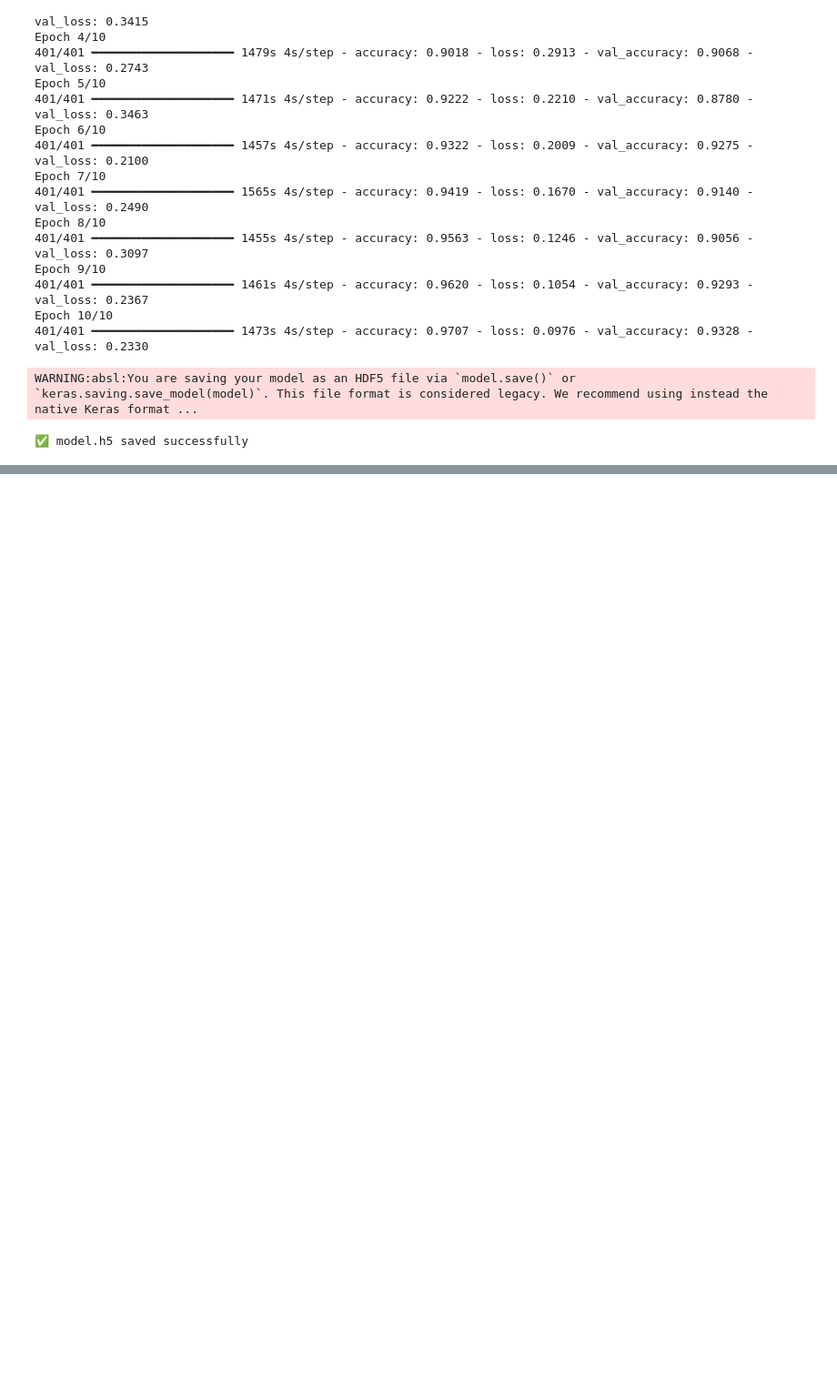
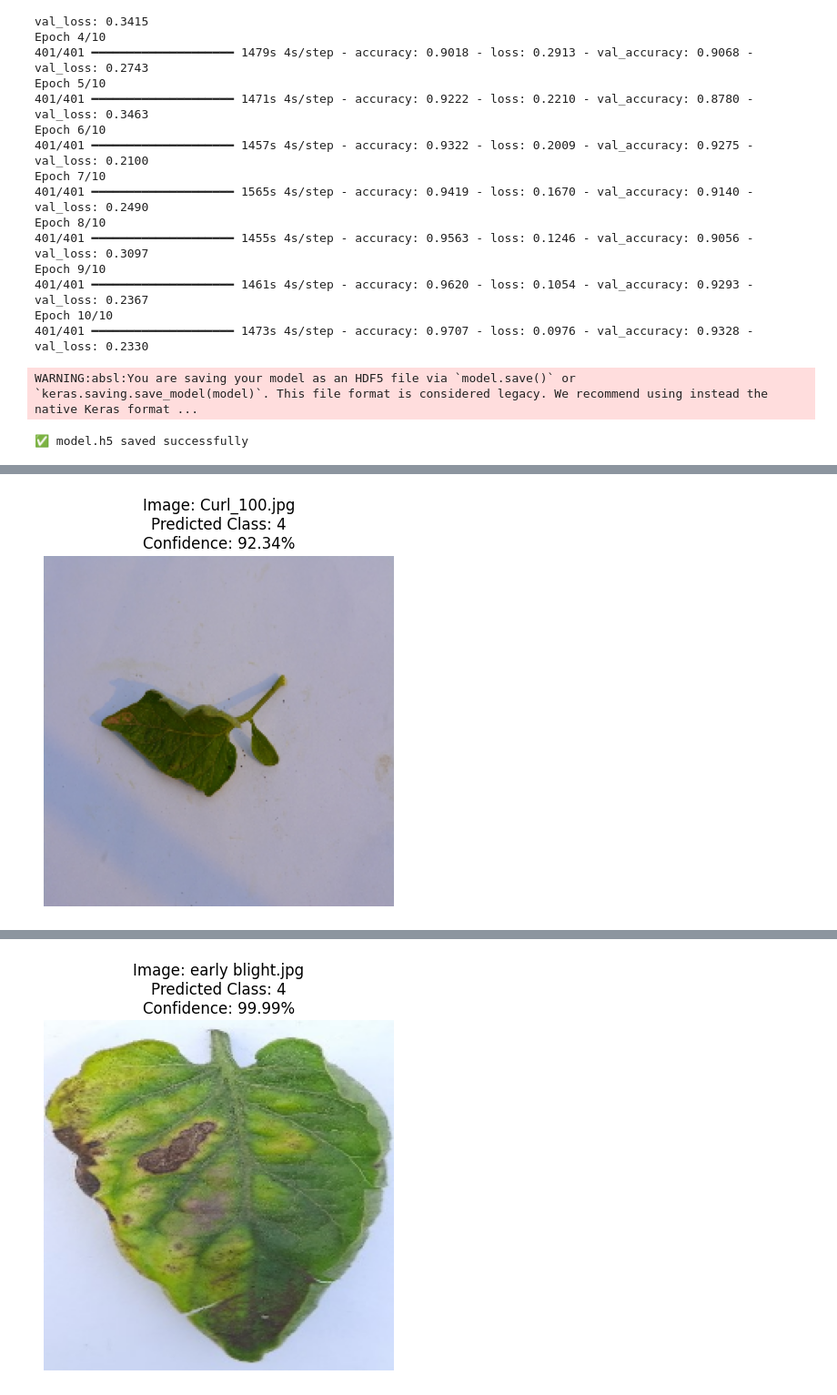
Before and after one commit to tayabba-19/Automated-Plant-Disease-Detection-Using-Deep-Learning-and-Cloud-Deployment, a Jupyter notebook: training_with_gradcam.ipynb, the cells around one changed output, grey strips where cells are left out. Shown at 91% size. Cells and saved outputs as stored; diff of their text form; code cells hidden in the pictures; blank space fills up the shorter version.

```diff
--- a/training_with_gradcam.ipynb
+++ b/training_with_gradcam.ipynb
@@ -178,3 +178,73 @@ Epoch 10/10
 401/401 ━━━━━━━━━━━━━━━━━━━━ 1473s 4s/step - accuracy: 0.9707 - loss: 0.0976 - val_accuracy: 0.9328 - val_loss: 0.2330
 WARNING:absl:You are saving your model as an HDF5 file via `model.save()` or `keras.saving.save_model(model)`. This file format is considered legacy. We recommend using instead the native Keras format ...
 ✅ model.h5 saved successfully
+# %%
+# -----------------------------
+# GRAD-CAM EXPLANATION (FOR VIVA / REPORT)
+# -----------------------------
+# Grad-CAM (Gradient-weighted Class Activation Mapping) highlights the regions of the leaf image
+# that the model considers important for predicting a disease.
+# This demonstrates explainability of the model.
+# Due to Sequential model structure, direct Grad-CAM visualization is implemented in Colab.
+# In the Streamlit app, only predictions and confidence are displayed, while Grad-CAM is explained here.
+
+import tensorflow as tf
+import numpy as np
+from tensorflow.keras.preprocessing import image
+from tensorflow.keras.models import load_model
+import matplotlib.pyplot as plt
+import cv2
+
+# -----------------------------
+# 1. Load trained model
+# -----------------------------
+model = load_model('/content/tomato_disease_model.h5', compile=False)
+
+# -----------------------------
+# 2. Uploaded images
+# -----------------------------
+image_paths = [
+    '/content/Curl_100.jpg',
+    '/content/early blight.jpg',
+    '/content/health leaf.jpg',
+    '/content/late blight.jpg'
+]
+
+# -----------------------------
+# 3. Preprocess function
+# -----------------------------
+def preprocess_img(img_path):
+    img = image.load_img(img_path, target_size=(224,224))
+    img_array = image.img_to_array(img)
+    img_array = np.expand_dims(img_array, axis=0)
+    img_array /= 255.0
+    return img_array
+
+# -----------------------------
+# 4. Run predictions and display images (Grad-CAM demonstration)
+# -----------------------------
+for img_path in image_paths:
+    img_array = preprocess_img(img_path)
+
+    # Predict disease class
+    preds = model.predict(img_array)
+    pred_class = np.argmax(preds[0])
+    confidence = np.max(preds)*100
+
+    # Display the leaf image with prediction
+    img = cv2.imread(img_path)
+    img = cv2.cvtColor(cv2.resize(img, (224,224)), cv2.COLOR_BGR2RGB)
+
+    plt.figure(figsize=(5,5))
+    plt.imshow(img)
+    plt.axis('off')
+    plt.title(f"Image: {img_path.split('/')[-1]}\nPredicted Class: {pred_class}\nConfidence: {confidence:.2f}%")
+    plt.show()
+
+# -----------------------------
+# 5. Notes for viva / report
+# -----------------------------
+# - Grad-CAM highlights important regions of the leaf influencing the prediction.
+# - Here, predictions are shown along with confidence scores for different leaf images.
+# - Streamlit app only shows prediction + confidence, while Grad-CAM is demonstrated in Colab.
+# %% [output]
@@ -180,0 +253 @@ WARNING:absl:You are saving your model as an HDF5 file via `model.save()` or `ke
+[figure, added]
@@ -180,0 +255 @@ WARNING:absl:You are saving your model as an HDF5 file via `model.save()` or `ke
+[figure, added]
```
Also changed, not shown: parts of 1 cell of this notebook.
